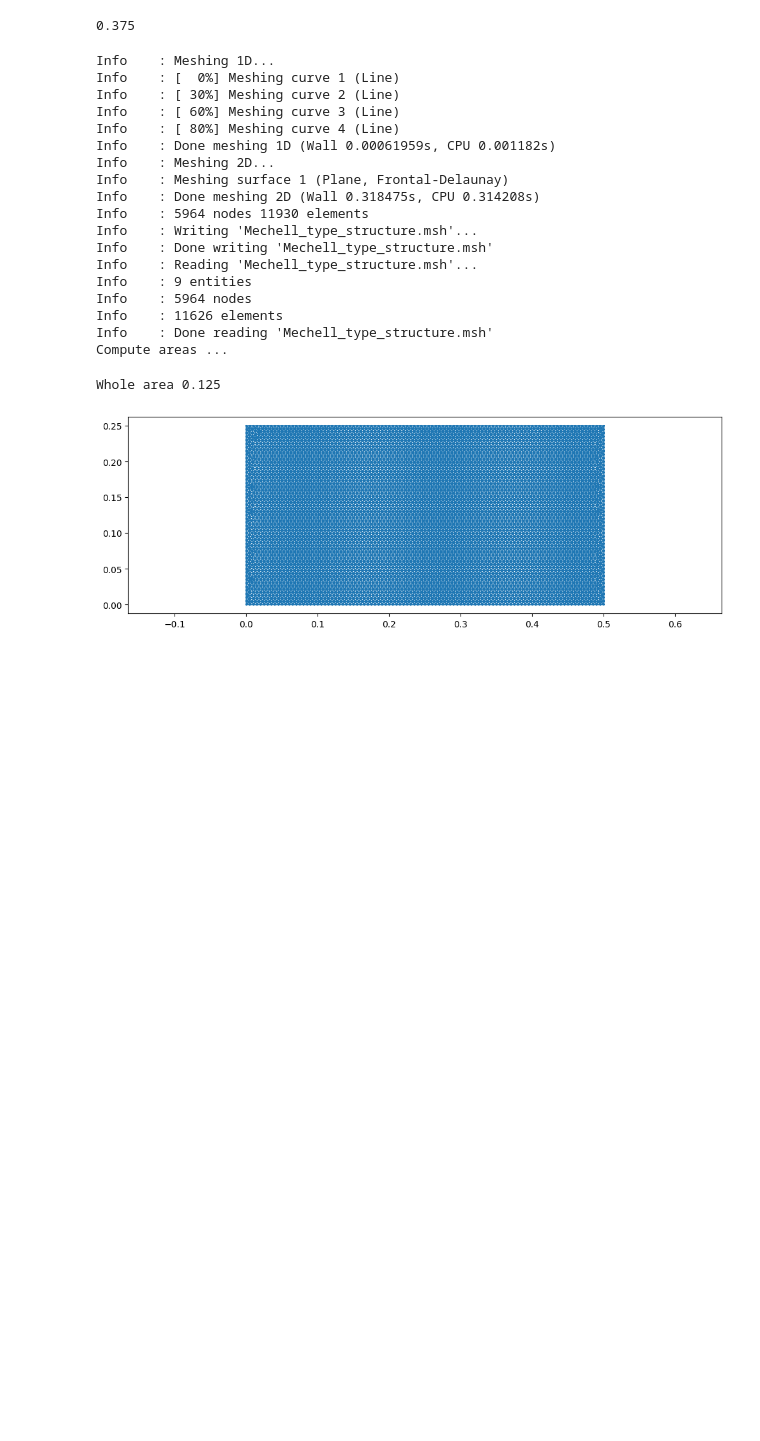
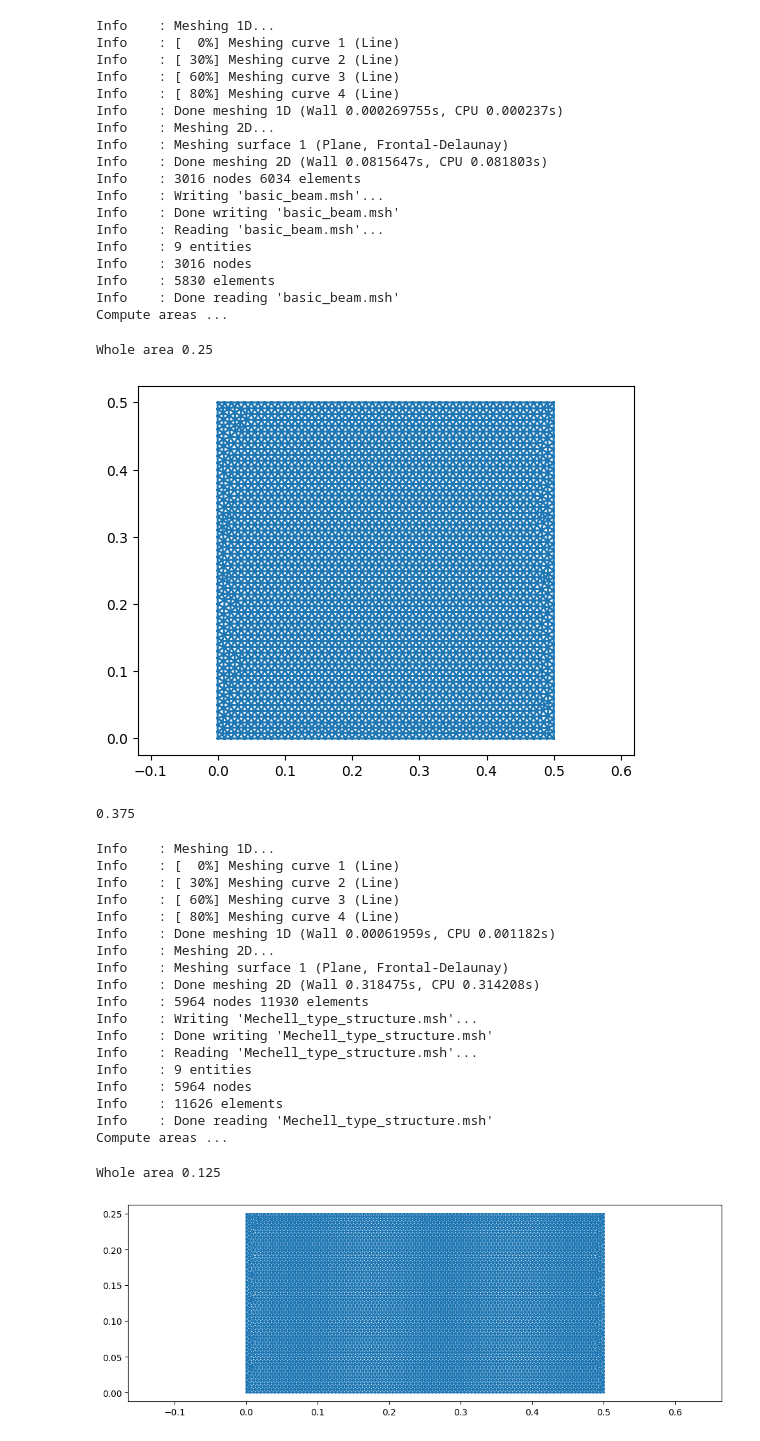
Before and after one commit to Alexander19970212/NHSDF-TOp, a Jupyter notebook: test_problems/create_problem.ipynb, the cells around one changed output. Saved outputs shown, nothing was run; the diff lists cells and outputs as text; code cells hidden in the pictures; blank space fills up the shorter version.

```diff
--- a/test_problems/create_problem.ipynb
+++ b/test_problems/create_problem.ipynb
@@ -33,6 +33,35 @@ Info    : Done reading 'cantilever_beam_high_resolution.msh'
 Compute areas ...
 Whole area 0.15
 [figure]
+# %%
+# basic beam
+vertices = [[0, 0], [0, 0.5], [0.5, 0.5], [0.5, 0]]
+task_name = "basic_beam"
+constraints = {"fixed_x": [], "fixed_y": [], "fixed_xy": [[[0, 0.5], 0]]}
+loads = [[[0.5, 0.0], [0, -80]]]
+
+create_task(vertices, task_name, constraints, loads, meshsize = 0.01)
+# %% [output]
+Info    : Meshing 1D...
+Info    : [  0%] Meshing curve 1 (Line)
+Info    : [ 30%] Meshing curve 2 (Line)
+Info    : [ 60%] Meshing curve 3 (Line)
+Info    : [ 80%] Meshing curve 4 (Line)
+Info    : Done meshing 1D (Wall 0.000269755s, CPU 0.000237s)
+Info    : Meshing 2D...
+Info    : Meshing surface 1 (Plane, Frontal-Delaunay)
+Info    : Done meshing 2D (Wall 0.0815647s, CPU 0.081803s)
+Info    : 3016 nodes 6034 elements
+Info    : Writing 'basic_beam.msh'...
+Info    : Done writing 'basic_beam.msh'
+Info    : Reading 'basic_beam.msh'...
+Info    : 9 entities
+Info    : 3016 nodes
+Info    : 5830 elements
+Info    : Done reading 'basic_beam.msh'
+Compute areas ...
+Whole area 0.25
+[figure, added]
 # %%
 3* 0.5/4
 # %% [output]
```
Also changed, not shown: parts of 1 cell of this notebook, 12 other files.
